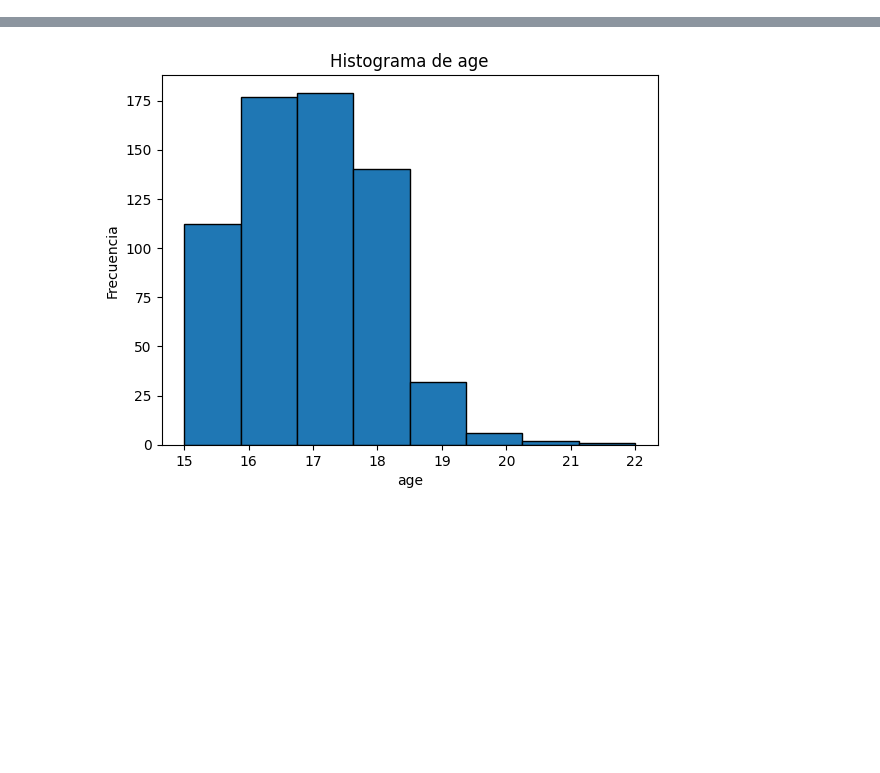
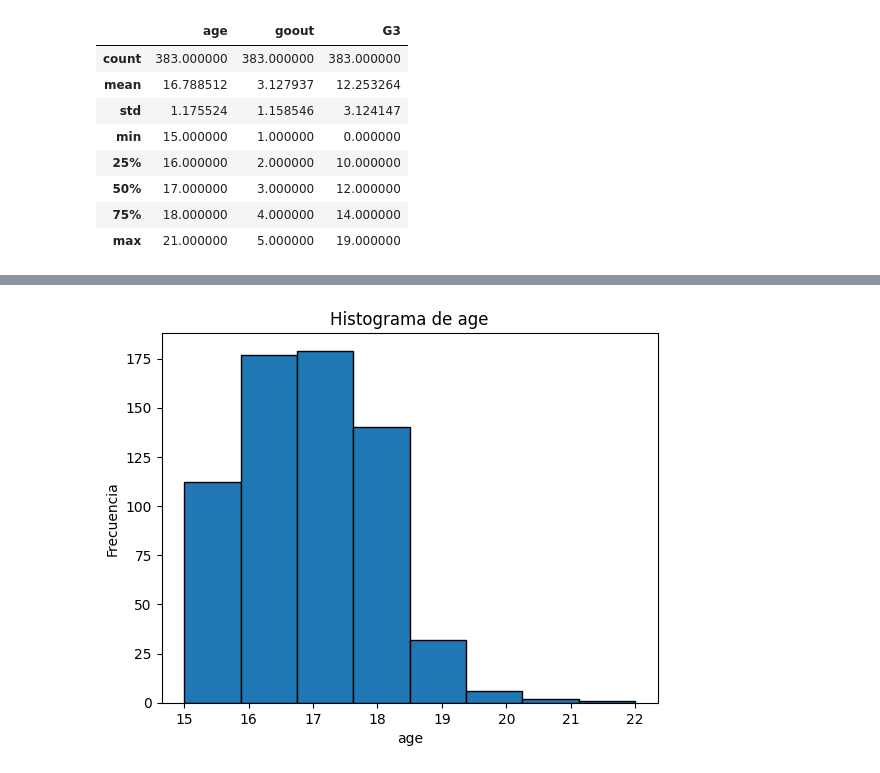
Before and after one commit to Tumup/estadistica, a Jupyter notebook: ESTADISTICA/analisis.ipynb, the cells around one changed output, grey strips where cells are left out. Cells and saved outputs as stored; diff of their text form; code cells hidden in the pictures; blank space fills up the shorter version.

```diff
--- a/ESTADISTICA/analisis.ipynb
+++ b/ESTADISTICA/analisis.ipynb
@@ -43,0 +81,12 @@ df.describe()
+# %%
+dfcF.describe()
+# %% [output]
+|  | age | goout | G3 |
+| count | 383.000000 | 383.000000 | 383.000000 |
+| mean | 16.788512 | 3.127937 | 12.253264 |
+| std | 1.175524 | 1.158546 | 3.124147 |
+| min | 15.000000 | 1.000000 | 0.000000 |
+| 25% | 16.000000 | 2.000000 | 10.000000 |
+| 50% | 17.000000 | 3.000000 | 12.000000 |
+| 75% | 18.000000 | 4.000000 | 14.000000 |
+| max | 21.000000 | 5.000000 | 19.000000 |
```
Also changed, not shown: parts of 23 cells of this notebook.
